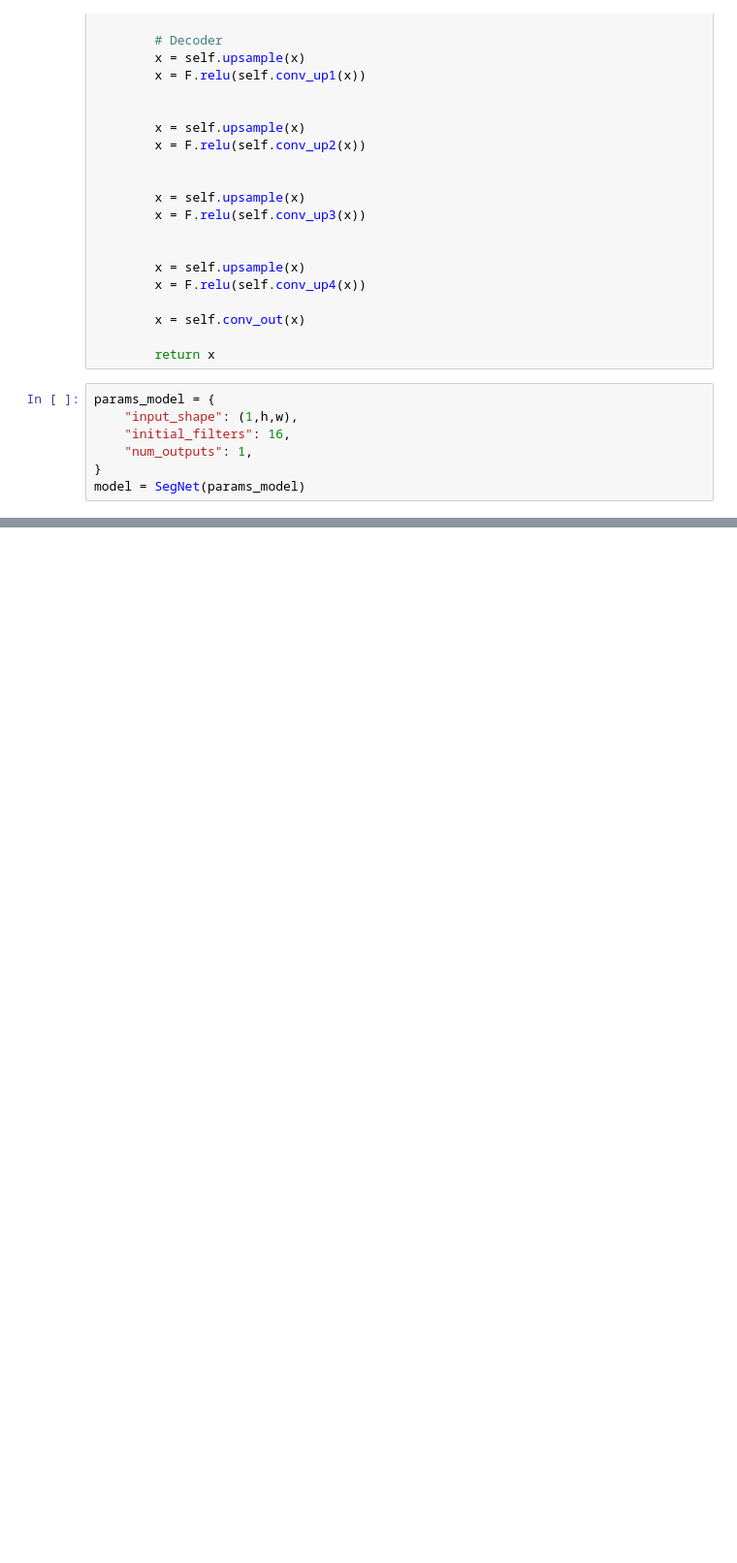
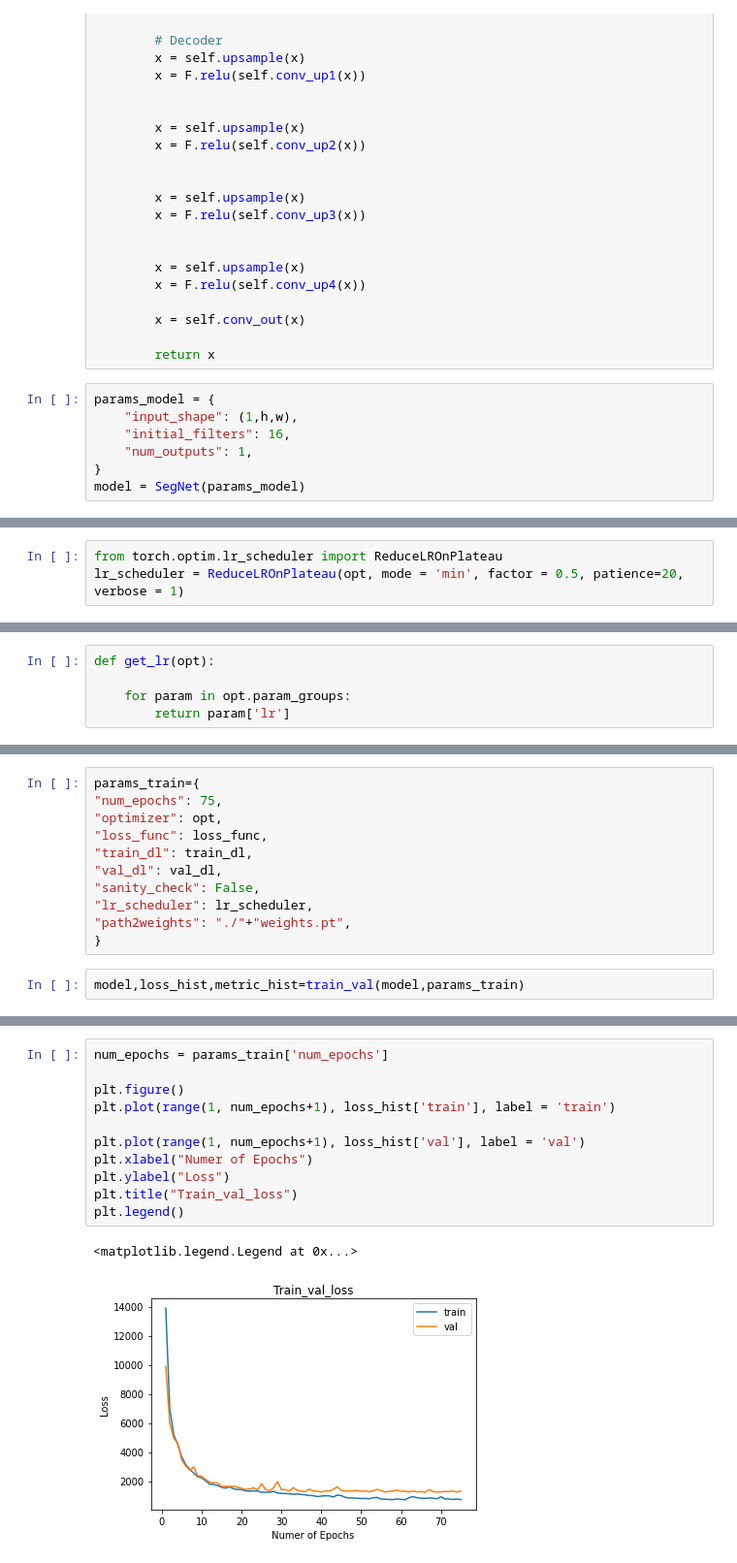
Before and after one commit to akansh12/Computer_vision_Book_solution, a Jupyter notebook: Chapter_6_automated-measurement-of-fetal-head-circumference.ipynb, the cells around one changed output, grey strips where cells are left out. Shown at 97% size. Saved outputs shown, nothing was run; the diff lists cells and outputs as text; blank space fills up the shorter version.

```diff
--- a/Chapter_6_automated-measurement-of-fetal-head-circumference.ipynb
+++ b/Chapter_6_automated-measurement-of-fetal-head-circumference.ipynb
@@ -318,0 +356,3 @@ SegNet(
+# %%
+from torch.optim.lr_scheduler import ReduceLROnPlateau
+lr_scheduler = ReduceLROnPlateau(opt, mode = 'min', factor = 0.5, patience=20, verbose = 1)
@@ -318,0 +379,5 @@ SegNet(
+# %%
+def get_lr(opt):
+
+    for param in opt.param_groups:
+        return param['lr']
@@ -318,0 +448,13 @@ SegNet(
+# %%
+params_train={
+"num_epochs": 75,
+"optimizer": opt,
+"loss_func": loss_func,
+"train_dl": train_dl,
+"val_dl": val_dl,
+"sanity_check": False,
+"lr_scheduler": lr_scheduler,
+"path2weights": "./"+"weights.pt",
+}
+# %%
+model,loss_hist,metric_hist=train_val(model,params_train)
@@ -318,0 +518,14 @@ SegNet(
+# %%
+num_epochs = params_train['num_epochs']
+
+plt.figure()
+plt.plot(range(1, num_epochs+1), loss_hist['train'], label = 'train')
+
+plt.plot(range(1, num_epochs+1), loss_hist['val'], label = 'val')
+plt.xlabel("Numer of Epochs")
+plt.ylabel("Loss")
+plt.title("Train_val_loss")
+plt.legend()
+# %% [output]
+<matplotlib.legend.Legend at 0x...>
+[figure, added]
```
Also changed, not shown: parts of 17 cells of this notebook.
